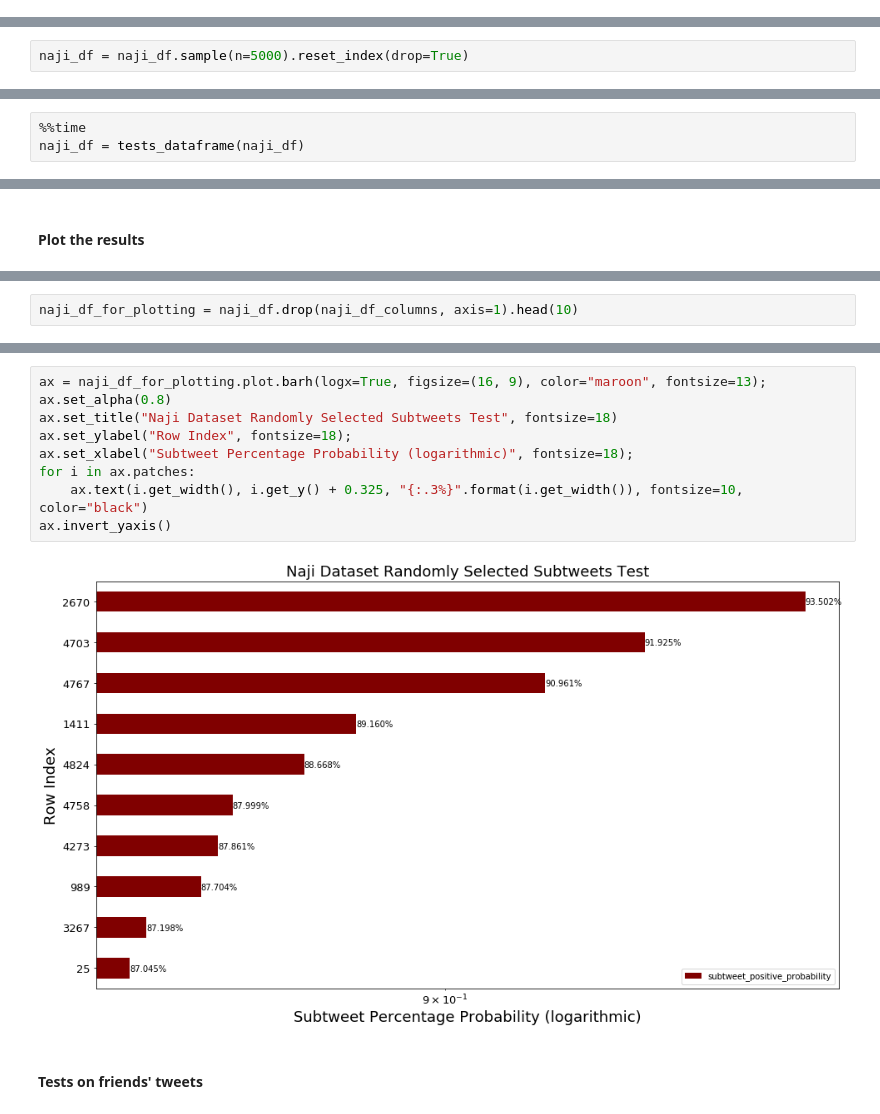
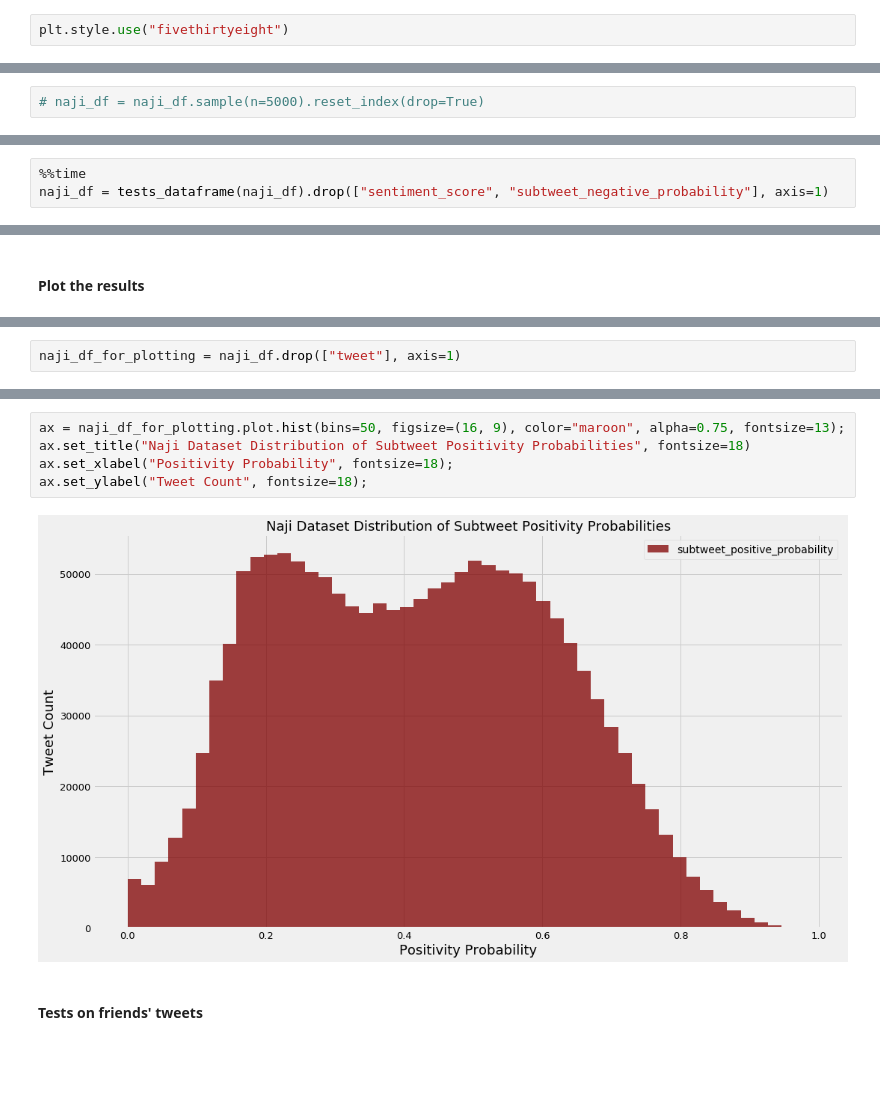
Before and after one commit to segalgouldn/Senior-Project-Subtweets, a Jupyter notebook: development/classifier_creator.ipynb, the cells around one changed output, grey strips where cells are left out. Drawn from its saved outputs; the diff is of its cells as text; blank space fills up the shorter version.

Commit message:
Added distributions.

```diff
--- a/development/classifier_creator.ipynb
+++ b/development/classifier_creator.ipynb
@@ -230,3 +235,5 @@ plt.show()
+# %%
+plt.style.use("fivethirtyeight")
 # %% [markdown]
 #### Save the classifier for another time
 # %%
@@ -304,8 +316,8 @@ Length of dataset: 1564156
 # %%
-naji_df = naji_df.sample(n=5000).reset_index(drop=True)
+# naji_df = naji_df.sample(n=5000).reset_index(drop=True)
 # %% [markdown]
 #### Print and time the tests
 # %%
 %%time
-naji_df = tests_dataframe(naji_df)
+naji_df = tests_dataframe(naji_df).drop(["sentiment_score", "subtweet_negative_probability"], axis=1)
 # %% [output]
@@ -320,2 +339,2 @@ naji_df_columns = ["sentiment_score", "subtweet_negative_probability", "tweet"]
 # %%
-naji_df_for_plotting = naji_df.drop(naji_df_columns, axis=1).head(10)
+naji_df_for_plotting = naji_df.drop(["tweet"], axis=1)
@@ -336,14 +341,10 @@ naji_df.head(10)
-# %%
-ax = naji_df_for_plotting.plot.barh(logx=True, figsize=(16, 9), color="maroon", fontsize=13);
-ax.set_alpha(0.8)
-ax.set_title("Naji Dataset Randomly Selected Subtweets Test", fontsize=18)
-ax.set_ylabel("Row Index", fontsize=18);
-ax.set_xlabel("Subtweet Percentage Probability (logarithmic)", fontsize=18);
-for i in ax.patches:
-    ax.text(i.get_width(), i.get_y() + 0.325, "{:.3%}".format(i.get_width()), fontsize=10, color="black")
-ax.invert_yaxis()
-# %% [output]
-[figure, removed]
+# %%
+ax = naji_df_for_plotting.plot.hist(bins=50, figsize=(16, 9), color="maroon", alpha=0.75, fontsize=13);
+ax.set_title("Naji Dataset Distribution of Subtweet Positivity Probabilities", fontsize=18)
+ax.set_xlabel("Positivity Probability", fontsize=18);
+ax.set_ylabel("Tweet Count", fontsize=18);
+# %% [output]
+[figure, added]
 # %% [markdown]
 #### Tests on friends' tweets
 # %% [markdown]
```
Also changed, not shown: parts of 71 cells of this notebook, 8 other files.
